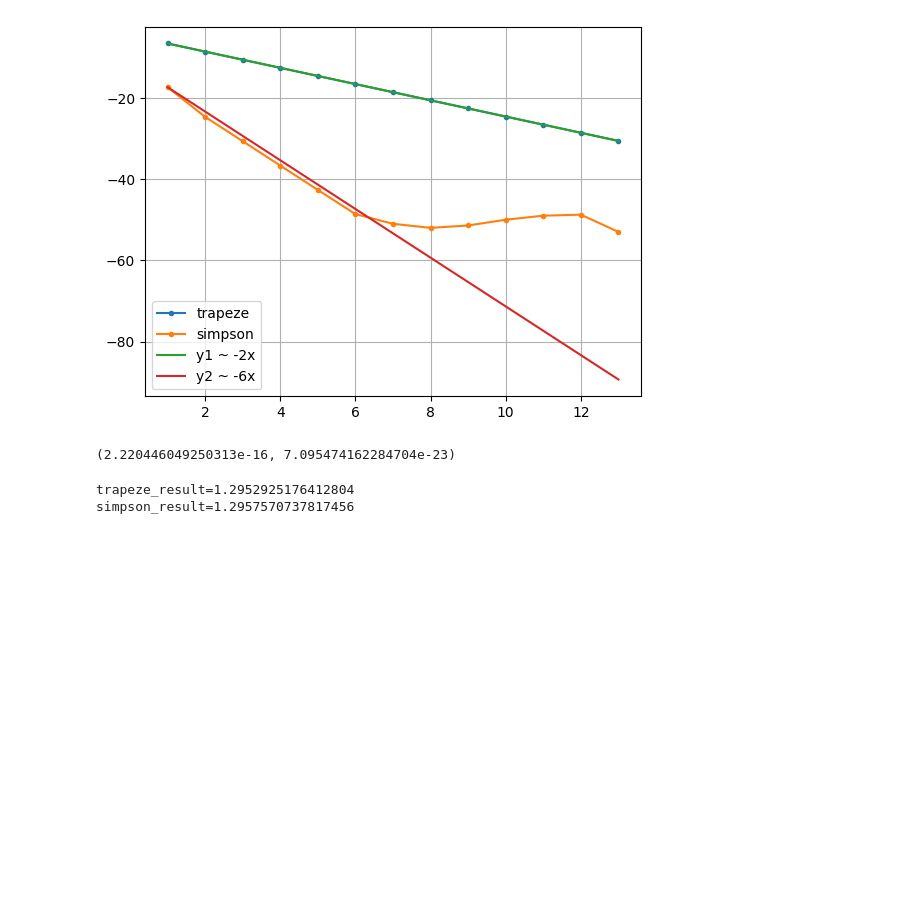
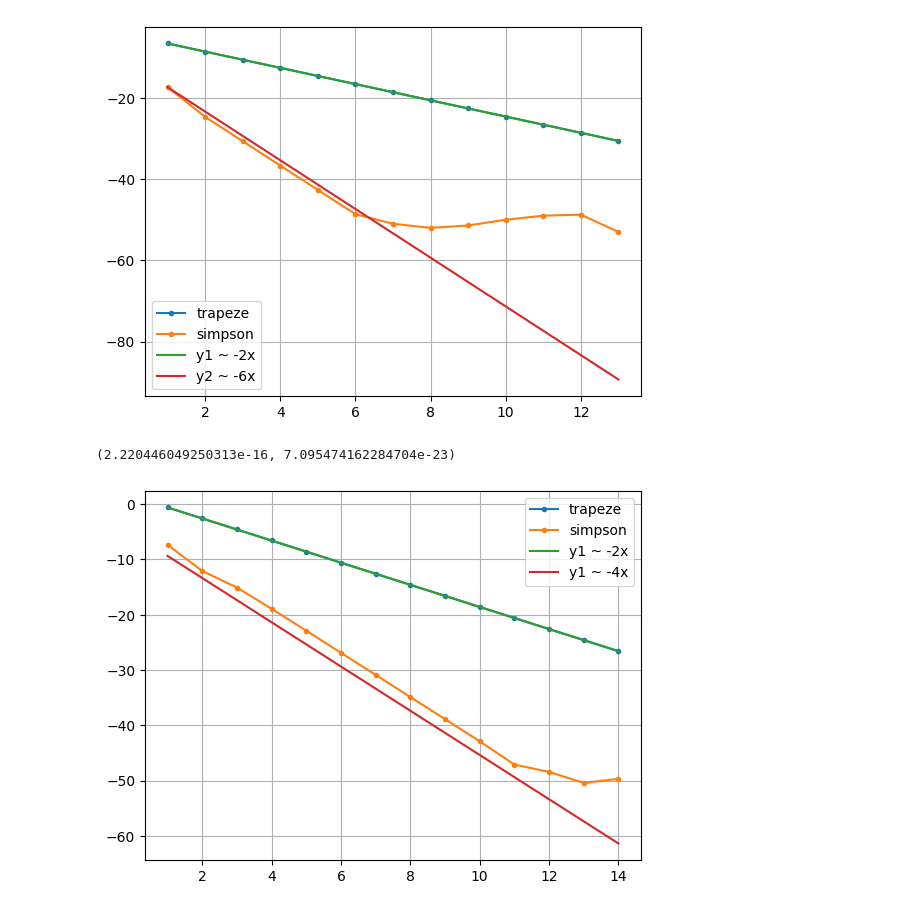
Before and after one commit to IDAnton/OFA, a Jupyter notebook: 3.ipynb, the cells around one changed output. Saved outputs shown, nothing was run; the diff lists cells and outputs as text; code cells hidden in the pictures; blank space fills up the shorter version.

```diff
--- a/3.ipynb
+++ b/3.ipynb
@@ -59,11 +59,24 @@ sys.float_info.epsilon, np.exp(error_s[-7])
 from math import exp, sin
 def f2(x):
     return x**(1/3)*exp(sin(x))
+
+def f3(x):
+    return 3*x**(3)*exp(sin(x**3))
-# %%
-trapeze_result = trapeze(f2, 0, 1, 100)
-simpson_result = simpson(f2, 0, 1, 100)
-print(f"{trapeze_result=}")
-print(f"{simpson_result=}")
-# %% [output]
-trapeze_result=1.2952925176412804
-simpson_result=1.2957570737817456
+# %%
+N = 15
+error_t = np.zeros(N-1)
+error_s = np.zeros(N-1)
+analitic = 1.29587400873170808779
+n = [2**i for i in range (1, N)]
+for i in range(N-1):
+    error_t[i] = np.log2(np.abs(trapeze(f3, 0, 1, n[i]) - analitic))
+    error_s[i] = np.log2(np.abs(simpson(f3, 0, 1, n[i]) - analitic))
+plt.plot(np.log2(n), error_t, marker='.', label='trapeze')
+plt.plot(np.log2(n), error_s, marker='.', label='simpson')
+plt.plot(np.log2(n), np.log2(n)*-2 + 2 + error_t[0], label='y1 ~ -2x')
+plt.plot(np.log2(n), np.log2(n)*-4 + 2 + error_s[0], label='y1 ~ -4x')
+plt.grid()
+plt.legend()
+plt.show()
+# %% [output]
+[figure, added]
```
Also changed, not shown: parts of 1 cell of this notebook.
